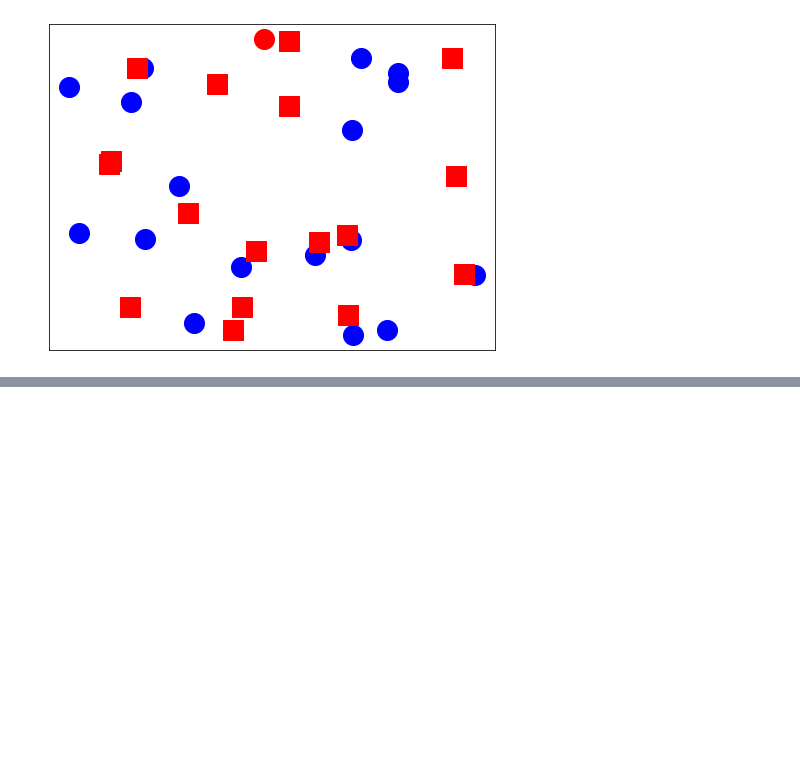
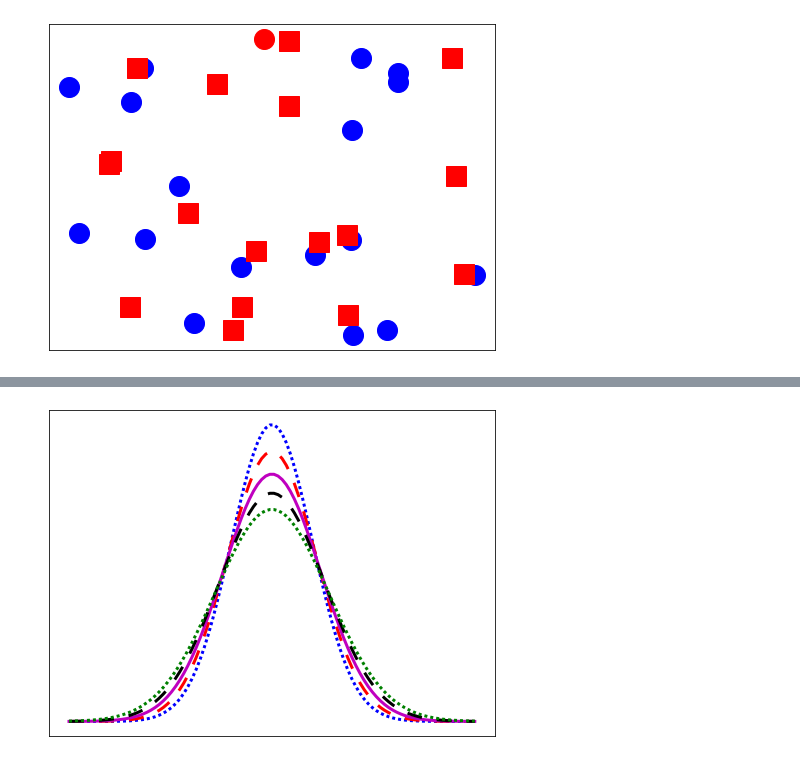
Before and after one commit to joshfuchs/DataScience_projects, a Jupyter notebook: figure_examples.ipynb, the cells around one changed output, grey strips where cells are left out. Saved outputs shown, nothing was run; the diff lists cells and outputs as text; code cells hidden in the pictures; blank space fills up the shorter version.

```diff
--- a/figure_examples.ipynb
+++ b/figure_examples.ipynb
@@ -213,0 +252,17 @@ ax.axes.yaxis.set_visible(False)
+# %%
+plt.figure(figsize=(8,6))
+plt.plot(values,gaussian1,'b',linewidth=3,linestyle=(0,(1,1)))
+#plt.plot(values,gaussian2,linewidth=3)
+plt.plot(values,gaussian3,'r',linewidth=3,linestyle=(0,(5,5)))
+#plt.plot(values,gaussian4,linewidth=3)
+plt.plot(values,gaussian5,'m',linewidth=3)
+#plt.plot(values,gaussian6,linewidth=3)
+plt.plot(values,gaussian7,'k',linewidth=3,linestyle=(0,(5,5)))
+#plt.plot(values,gaussian8,linewidth=3)
+plt.plot(values,gaussian9,'g',linewidth=3,linestyle=(0,(1,1)))
+#plt.plot(values,gaussian10,linewidth=3)
+ax = plt.gca()
+ax.axes.xaxis.set_visible(False)
+ax.axes.yaxis.set_visible(False)
+# %% [output]
+[figure, added]
```
Also changed, not shown: parts of 6 cells of this notebook.
